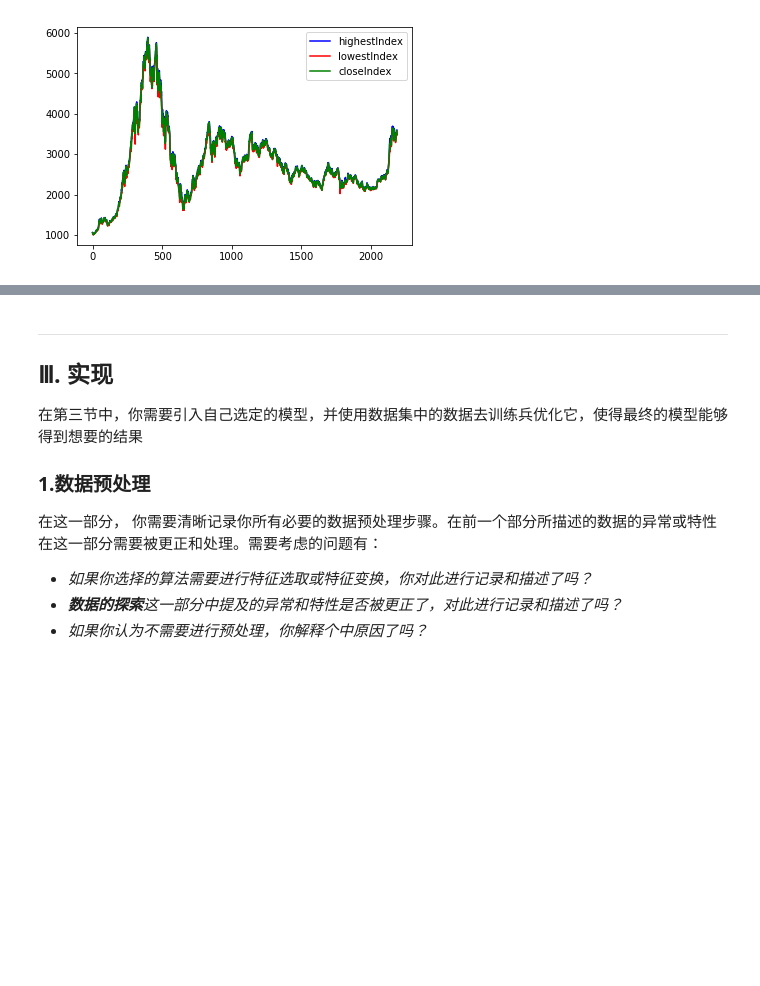
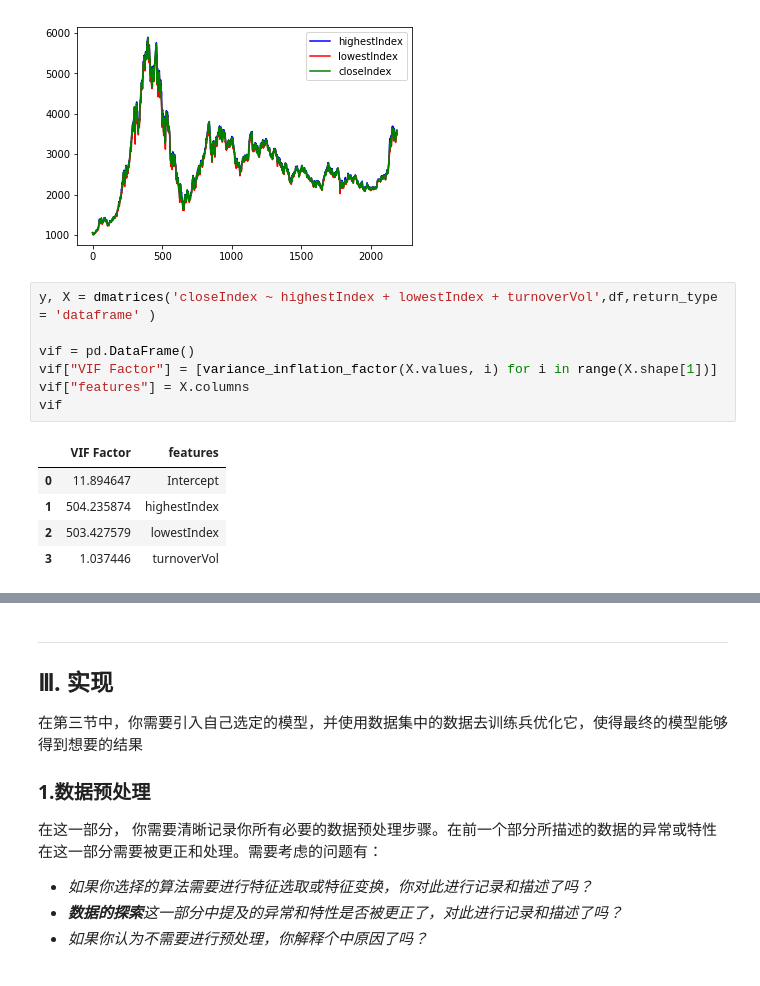
Before and after one commit to baoyunqing/Python_learning, a Jupyter notebook: 股票预测.ipynb, the cells around one changed output, grey strips where cells are left out. Saved outputs shown, nothing was run; the diff lists cells and outputs as text; blank space fills up the shorter version.

```diff
--- a/股票预测.ipynb
+++ b/股票预测.ipynb
@@ -166,3 +160,16 @@ plt.legend()
 # %% [output]
 <matplotlib.legend.Legend at 0x...>
 [figure]
+# %%
+y, X = dmatrices('closeIndex ~ highestIndex + lowestIndex + turnoverVol',df,return_type = 'dataframe' )
+
+vif = pd.DataFrame()
+vif["VIF Factor"] = [variance_inflation_factor(X.values, i) for i in range(X.shape[1])]
+vif["features"] = X.columns
+vif
+# %% [output]
+|  | VIF Factor | features |
+| 0 | 11.894647 | Intercept |
+| 1 | 504.235874 | highestIndex |
+| 2 | 503.427579 | lowestIndex |
+| 3 | 1.037446 | turnoverVol |
```
Also changed, not shown: parts of 16 cells of this notebook, 2 other files.
